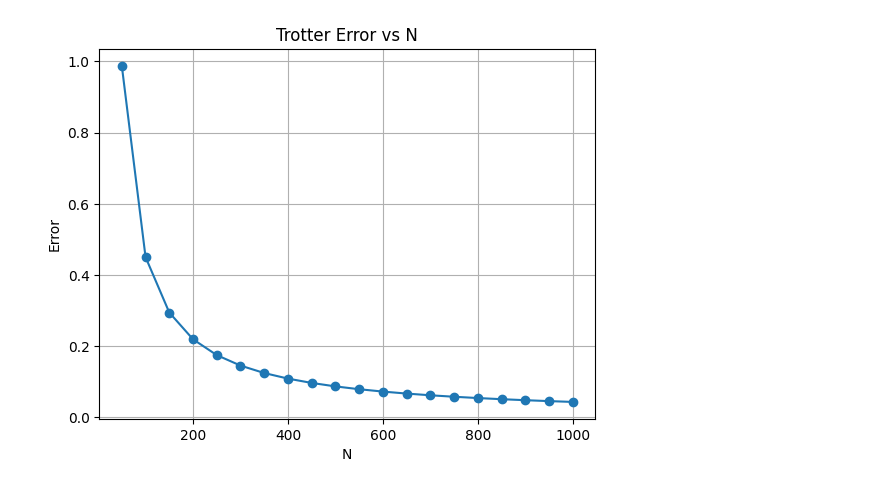
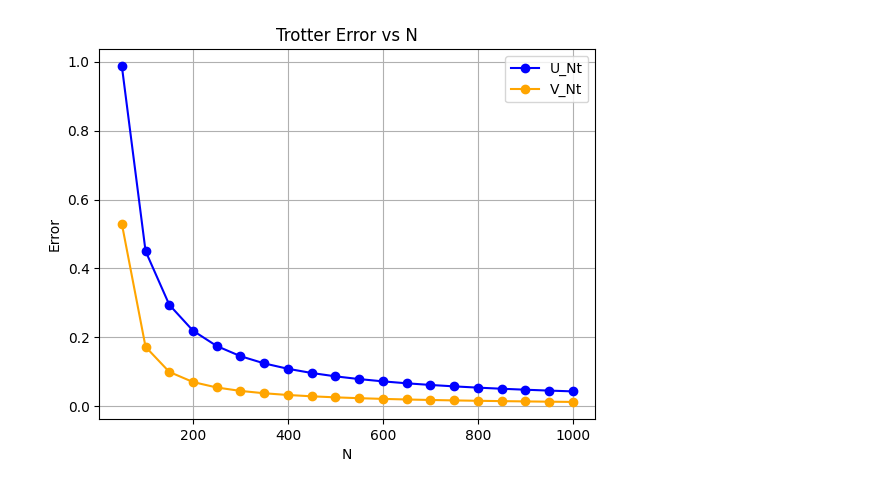
Before and after one commit to JEly613/EinR_CD05, a Jupyter notebook: Week 3/TrotterError3.ipynb, the cells around one changed output. Cells and saved outputs as stored; diff of their text form; code cells hidden in the pictures.

```diff
--- a/Week 3/TrotterError3.ipynb
+++ b/Week 3/TrotterError3.ipynb
@@ -7,8 +7,6 @@ import numpy as np
 import scipy
 import functools as ft
 # %%
-np.set_printoptions(threshold=np.inf)
-
 def error(N, t=10):
     X = np.array([[0, 1], [1, 0]])
     Y = np.array([[0, -1j], [1j, 0]])
@@ -23,36 +21,55 @@ def error(N, t=10):
 
     H = X1X2 + Y1Y2 + X2X3 + Y2Y3 + X3X4 + Y3Y4
 
     time_evol_op = scipy.linalg.expm(-1j * t * H)
 
     # U_N(t) = (e^{-i t/N X1X2 }e^{-i t/N Y1Y2 }e^{-i t/N X2X3 }e^{-i t/N Y2Y3 }e^{-i t/N X3X4 }e^{-i t/N Y3Y4 })^N.
 
-    U_Nt = np.identity(16, dtype=complex)
+
     u1 = scipy.linalg.expm(-1j * t/N * X1X2)
     u2 = scipy.linalg.expm(-1j * t/N * Y1Y2)
     u3 = scipy.linalg.expm(-1j * t/N * X2X3)
     u4 = scipy.linalg.expm(-1j * t/N * Y2Y3)
     u5 = scipy.linalg.expm(-1j * t/N * X3X4)
     u6 = scipy.linalg.expm(-1j * t/N * Y3Y4)
+
+    # U_Nt = ft.reduce(np.matmul, [u1, u2, u3, u4, u5, u6]) ** N
+
+    # for some reason this gives a different graph
+    U_Nt = np.identity(16, dtype=complex)
     for _ in range(N):
         U_Nt = np.matmul(U_Nt, u1)
         U_Nt = np.matmul(U_Nt, u2)
         U_Nt = np.matmul(U_Nt, u3)
         U_Nt = np.matmul(U_Nt, u4)
         U_Nt = np.matmul(U_Nt, u5)
         U_Nt = np.matmul(U_Nt, u6)
 
-    return scipy.linalg.norm(time_evol_op - U_Nt)
+    V_Nt = np.identity(16, dtype=complex)
+    for _ in range(N):
+        V_Nt = np.matmul(V_Nt, u1)
+        V_Nt = np.matmul(V_Nt, u3)
+        V_Nt = np.matmul(V_Nt, u5)
+        V_Nt = np.matmul(V_Nt, u2)
+        V_Nt = np.matmul(V_Nt, u4)
+        V_Nt = np.matmul(V_Nt, u6)
 
-all = []
+    return scipy.linalg.norm(time_evol_op - U_Nt), scipy.linalg.norm(time_evol_op - V_Nt)
+
+allU = []
+allV = []
 n_values = range(50, 1001, 50)
 for n in n_values:
-    all.append(error(n))
-plt.plot(n_values, all, marker='o')
+    uv = error(n)
+    allU.append(uv[0])
+    allV.append(uv[1])
+plt.plot(n_values, allU, marker='o', label='U_Nt', color='blue')
+plt.plot(n_values, allV, marker='o', label='V_Nt', color='orange')
 plt.xlabel('N')
 plt.ylabel('Error')
+plt.legend()
 plt.title('Trotter Error vs N')
 plt.grid()
 plt.show()
 # %% [output]
-[figure, old version]
+[figure, new version]
```
